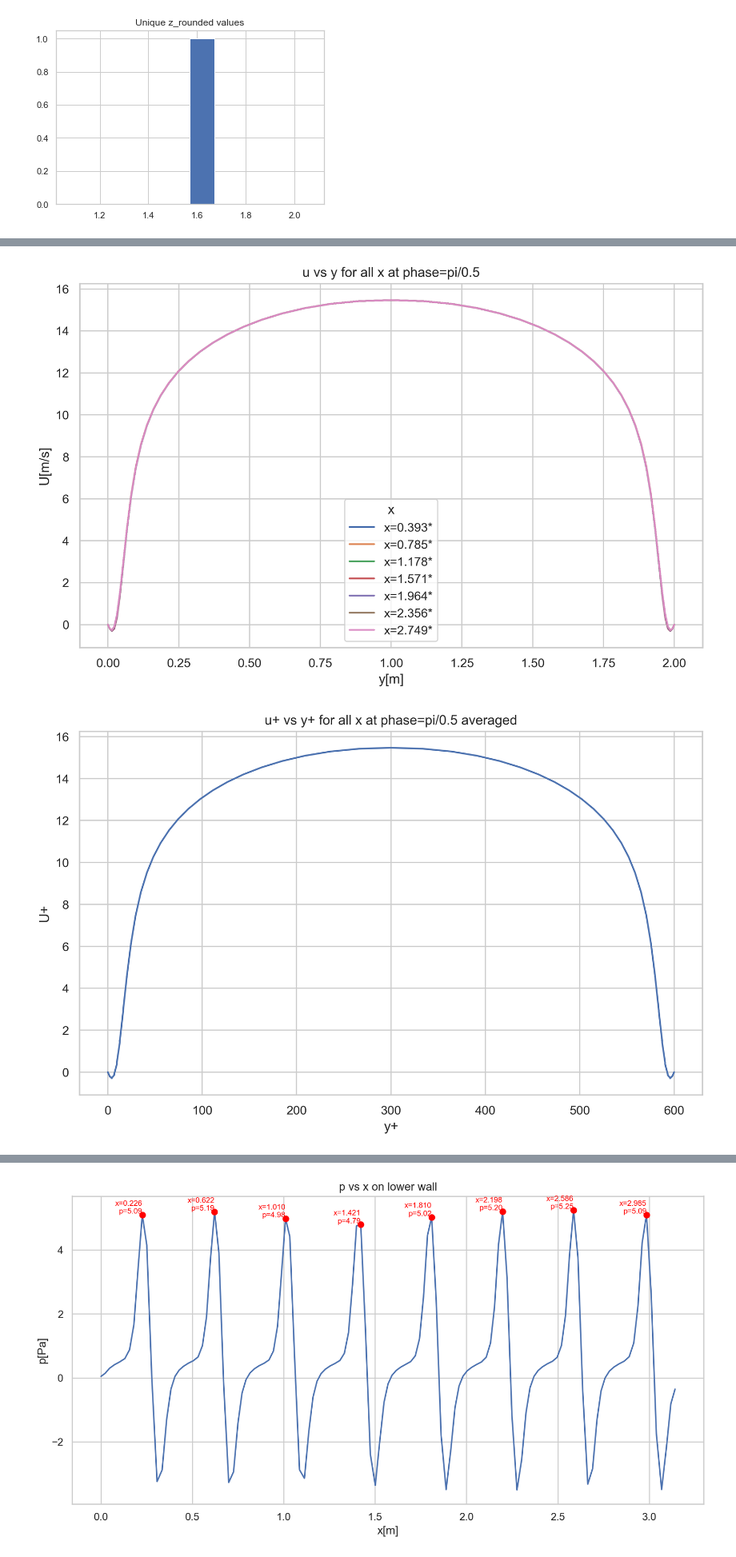
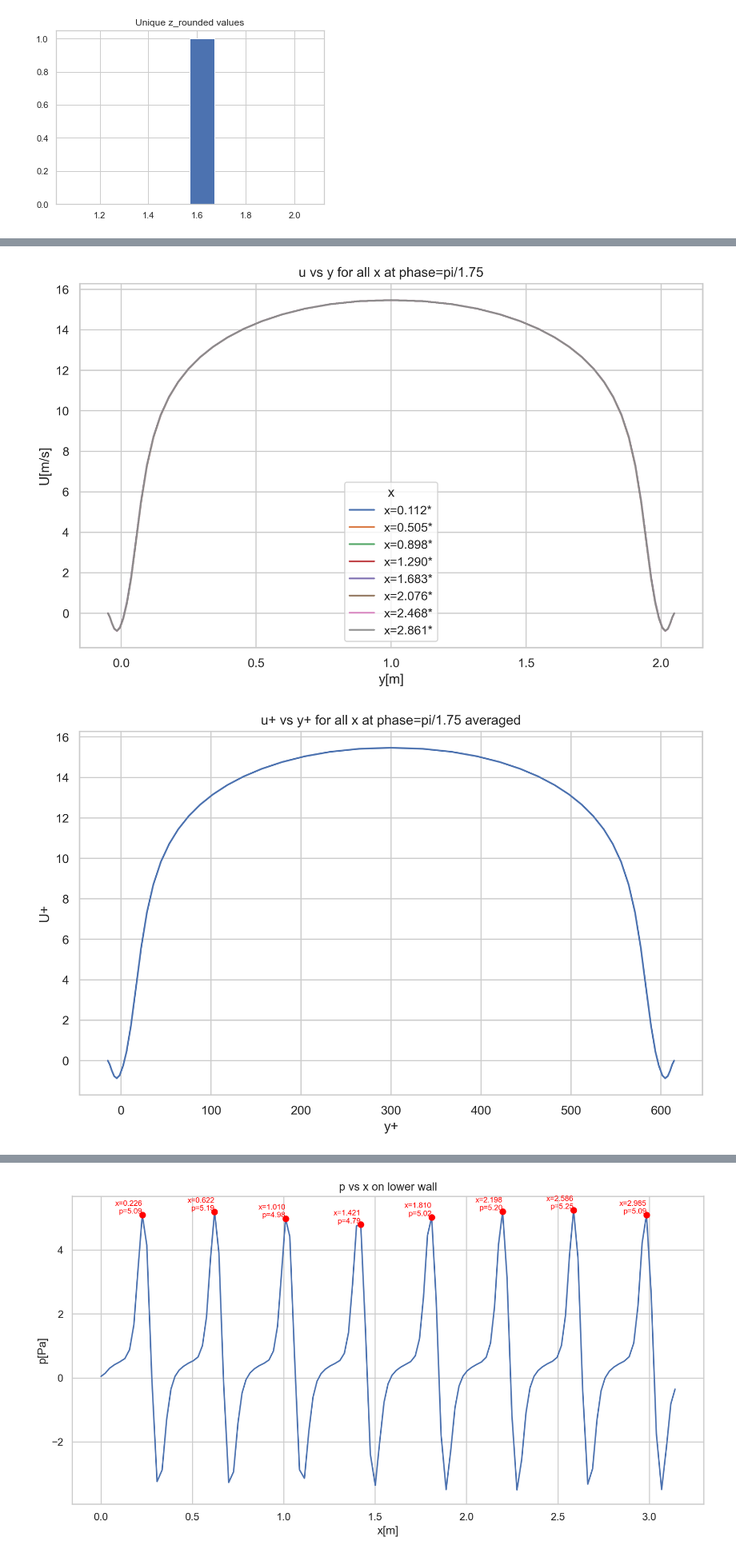
Before and after one commit to alexliberzonlab/sari-data, a Jupyter notebook: data_to_plot.ipynb, the cells around one changed output, grey strips where cells are left out. Shown at 80% size. Drawn from its saved outputs; the diff is of its cells as text; code cells hidden in the pictures.

Commit message:
normal profile at a single phase
currently working on assembling all phases on the wave

```diff
--- a/data_to_plot.ipynb
+++ b/data_to_plot.ipynb
@@ -86,7 +86,7 @@ Number of unique y_rounded values: 5268
 sim_num=3
 pi=np.pi
 amp=0.05
-pi_div=0.5
+pi_div=7/4
 lam=pi/8
 theta_target=pi/pi_div
 length=pi
@@ -252,7 +253,7 @@ filename = os.path.join(folder, f'Uvsy_sim_{sim_num}_phase=piby{pi_div}.png')
 plt.savefig(filename, dpi=300, bbox_inches='tight')
 plt.show()
 # %% [output]
-[figure, old version]
+[figure, new version]
 # %%
 
 #interpolation in x only by the corresponding node(chosen) plus phase averaged
@@ -299,35 +300,35 @@ for x_val in x_sel:
         subset = subset[['y_plus', 'U_plus']]
     else:
         subset = interpolate_U_at_x(x_val, df, unique_x, l1, r, n)
     if subset is not None:
         subset['y_plus'] = subset['y_plus'].round(3)
         all_data.append(subset)
 
 # Concatenate and average
 combined_df = pd.concat(all_data)
 avg_df = combined_df.groupby('y_plus', as_index=False)['U_plus'].mean()
 plt.figure(figsize=(10, 6), dpi=300)
 sns.lineplot(data=avg_df, x='y_plus', y='U_plus')
 # === Plotting ===
 #plt.figure(figsize=(10, 6), dpi=300)
 #for x_val in x_sel:
  #   if x_val in unique_x:
   #      subset = df[df['x_rounded'] == x_val].sort_values('y')
    #     sns.lineplot(x='y_plus', y='U_plus', data=subset, label=f'x={x_val:.3f}')
     #else:
      #   interp_df = interpolate_U_at_x(x_val, df, unique_x, l1, r, n)
       #  if interp_df is not None:
        #     sns.lineplot(x='y_plus', y='U_plus', data=interp_df, label=f'x={x_val:.3f}*')
 
 
 plt.title(f'u+ vs y+ for all x at phase=pi/{pi_div} averaged')
 plt.xlabel('y+')
 plt.ylabel('U+')
 plt.grid(True)
 plt.show()
-avg_df.to_csv(f'avg_profile_sim_{sim_num}_phase_piby{pi_div}.csv', index=False)
+avg_df.to_csv(f'csv/avg_profile_sim_{sim_num}_phase_piby{pi_div}.csv', index=False)
 # %% [output]
-[figure, old version]
+[figure, new version]
 # %%
 
 #interpolation in x only by the corresponding node(chosen) plus wavy phase averaged
```
Also changed, not shown: parts of 8 cells of this notebook, 5 other files.
